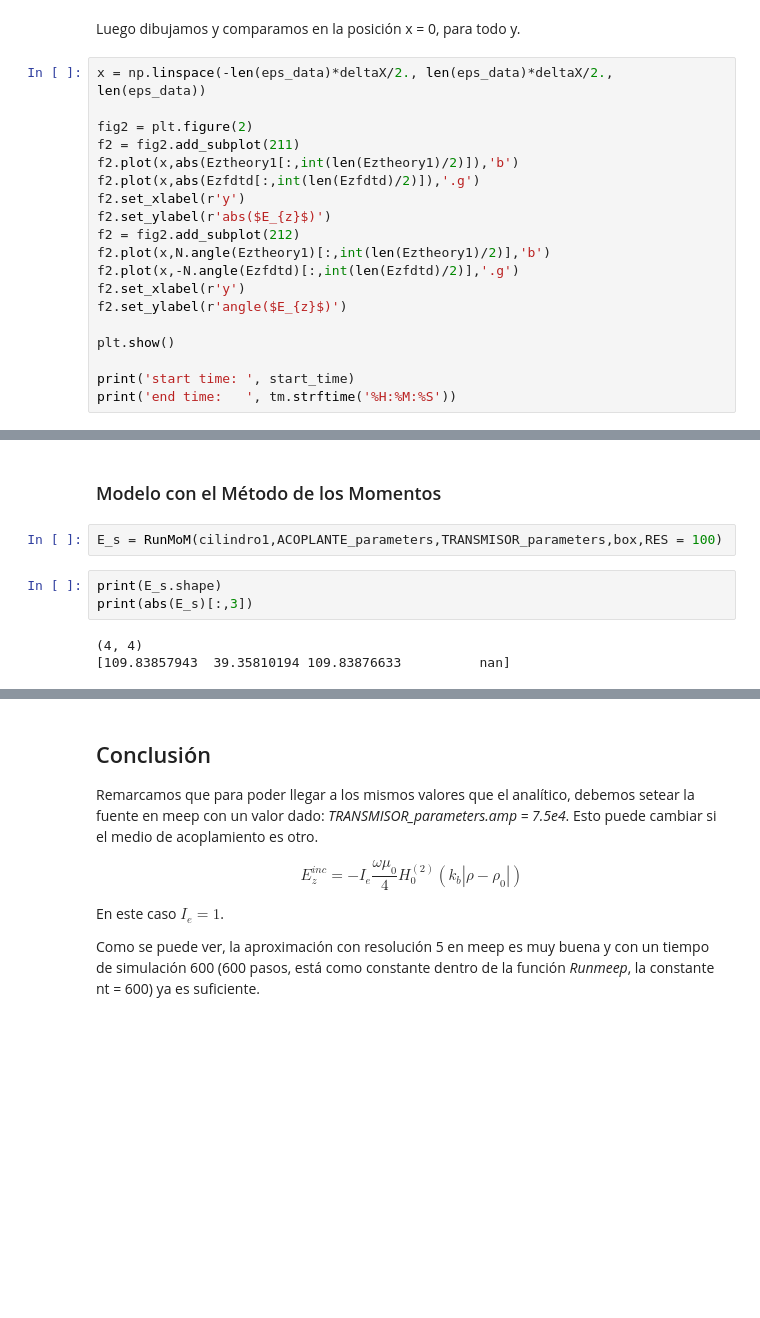
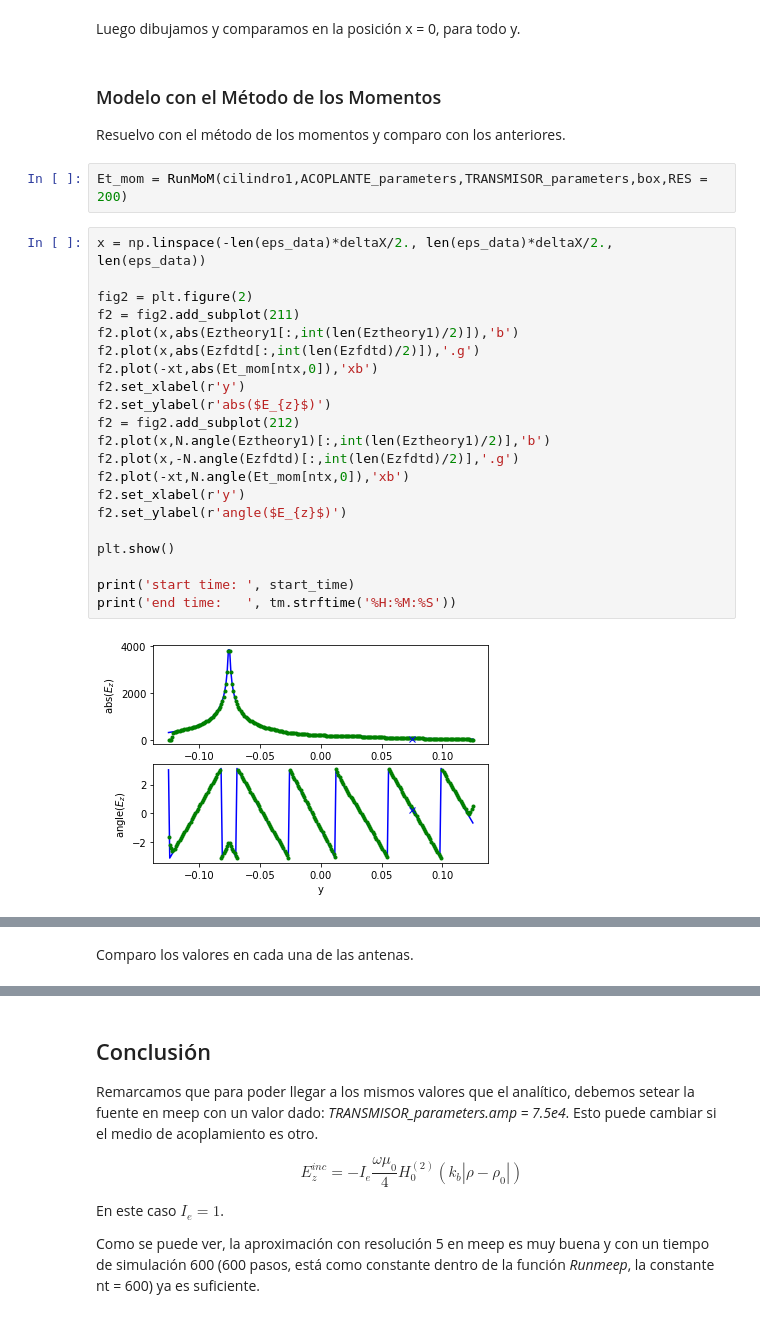
Before and after one commit to rirastorza/Intro2MI, a Jupyter notebook: problema_directo/sim3.ipynb, the cells around one changed output, grey strips where cells are left out. Cells and saved outputs as stored; diff of their text form; blank space fills up the shorter version.

Commit message:
Comparo los tres analítico, fdtd y MoM

```diff
--- a/problema_directo/sim3.ipynb
+++ b/problema_directo/sim3.ipynb
@@ -137,22 +137,32 @@ Ahora calculamos la solución analítica, mediante.
 x,Eztheory1 = EZ_CILINDER_LINESOURCE_MATRIZ(eps_data,cilindro1,ACOPLANTE_parameters,TRANSMISOR_parameters,tx,deltaX)
 # %% [markdown]
 Luego dibujamos y comparamos en la posición x = 0, para todo y.
+# %% [markdown]
+### Modelo con el Método de los Momentos
+
+Resuelvo con el método de los momentos y comparo con los anteriores.
+# %%
+Et_mom = RunMoM(cilindro1,ACOPLANTE_parameters,TRANSMISOR_parameters,box,RES = 200)
 # %%
 x = np.linspace(-len(eps_data)*deltaX/2., len(eps_data)*deltaX/2., len(eps_data))
 
 fig2 = plt.figure(2)
 f2 = fig2.add_subplot(211)
 f2.plot(x,abs(Eztheory1[:,int(len(Eztheory1)/2)]),'b')
 f2.plot(x,abs(Ezfdtd[:,int(len(Ezfdtd)/2)]),'.g')
+f2.plot(-xt,abs(Et_mom[ntx,0]),'xb')
 f2.set_xlabel(r'y')
 f2.set_ylabel(r'abs($E_{z}$)')
 f2 = fig2.add_subplot(212)
 f2.plot(x,N.angle(Eztheory1)[:,int(len(Eztheory1)/2)],'b')
 f2.plot(x,-N.angle(Ezfdtd)[:,int(len(Ezfdtd)/2)],'.g')
+f2.plot(-xt,N.angle(Et_mom[ntx,0]),'xb')
 f2.set_xlabel(r'y')
 f2.set_ylabel(r'angle($E_{z}$)')
 
 plt.show()
 
 print('start time: ', start_time)
 print('end time:   ', tm.strftime('%H:%M:%S'))
+# %% [output]
+[figure, added]
@@ -159,10 +171,2 @@ print('end time:   ', tm.strftime('%H:%M:%S'))
-# %% [markdown]
-### Modelo con el Método de los Momentos
-# %%
-E_s = RunMoM(cilindro1,ACOPLANTE_parameters,TRANSMISOR_parameters,box,RES = 100)
-# %%
-print(E_s.shape)
-print(abs(E_s)[:,3])
-# %% [output]
-(4, 4)
-[109.83857943  39.35810194 109.83876633          nan]
+# %% [markdown]
+Comparo los valores en cada una de las antenas.
```
Also changed, not shown: parts of 3 cells of this notebook.
